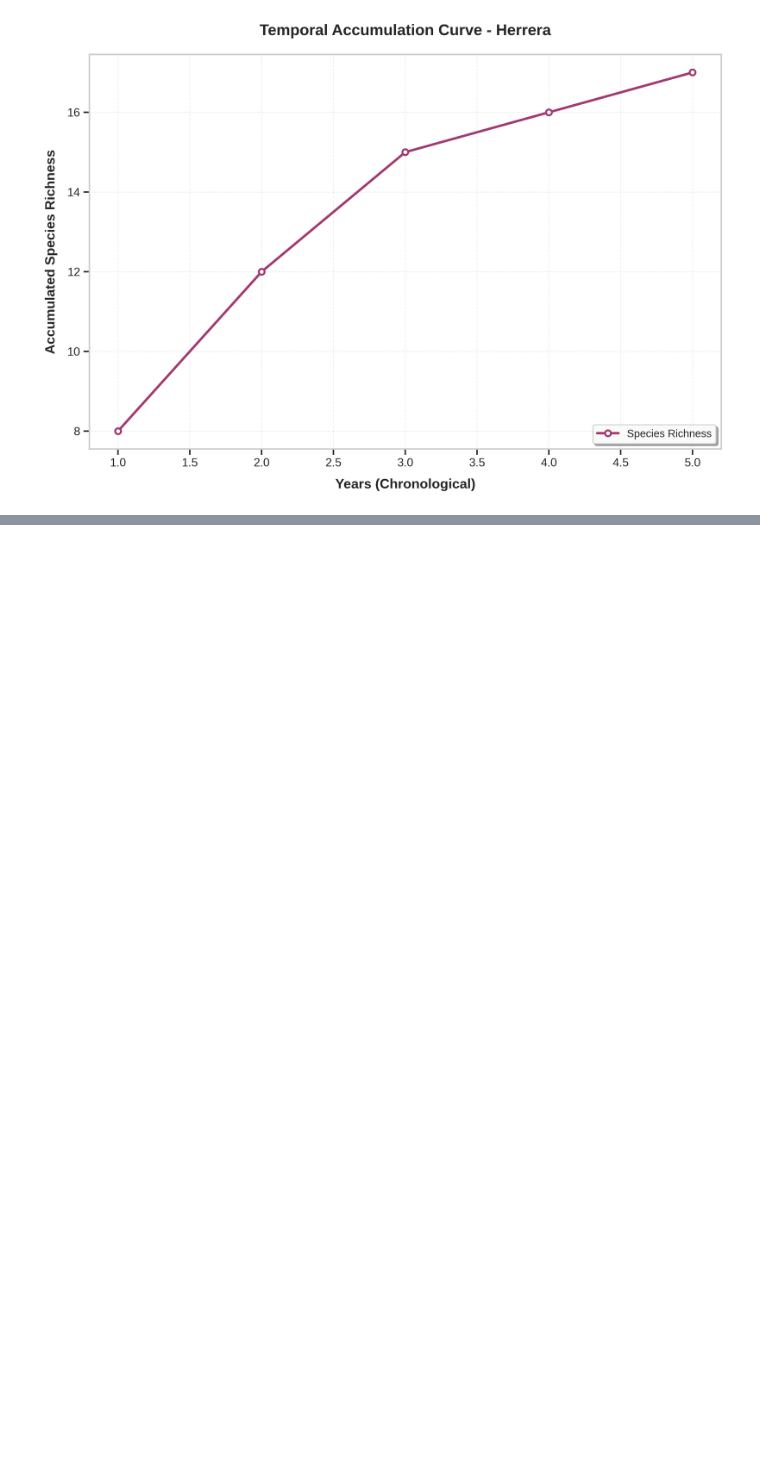
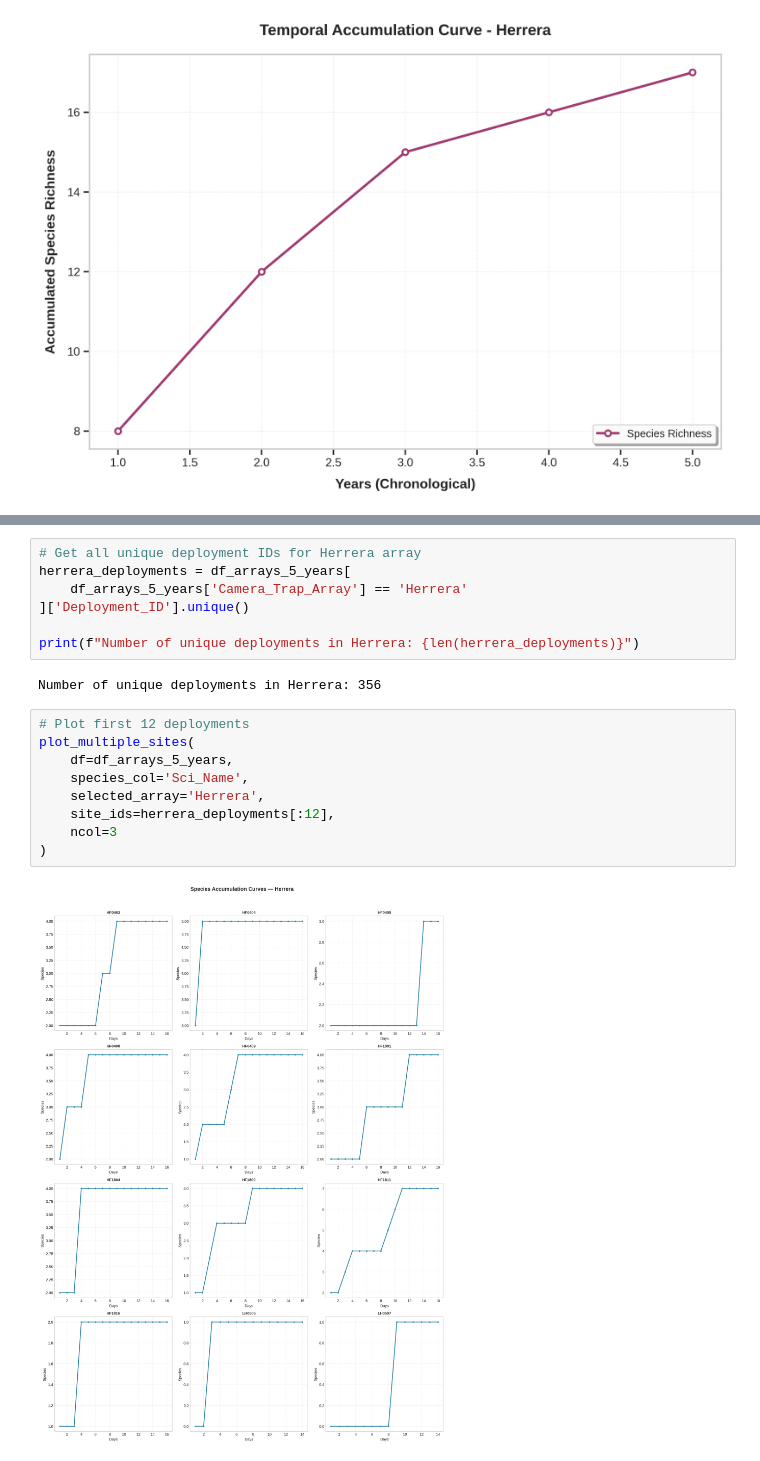
Before and after one commit to cliff003/HAAG_Spatial_Camera_Trap_Fall2025, a Jupyter notebook: SAC.ipynb, the cells around one changed output, grey strips where cells are left out. Drawn from its saved outputs; the diff is of its cells as text; blank space fills up the shorter version.

```diff
--- a/SAC.ipynb
+++ b/SAC.ipynb
@@ -376,0 +837,20 @@ plt.show()
+# %%
+# Get all unique deployment IDs for Herrera array
+herrera_deployments = df_arrays_5_years[
+    df_arrays_5_years['Camera_Trap_Array'] == 'Herrera'
+]['Deployment_ID'].unique()
+
+print(f"Number of unique deployments in Herrera: {len(herrera_deployments)}")
+# %% [output]
+Number of unique deployments in Herrera: 356
+# %%
+# Plot first 12 deployments
+plot_multiple_sites(
+    df=df_arrays_5_years,
+    species_col='Sci_Name',
+    selected_array='Herrera',
+    site_ids=herrera_deployments[:12],
+    ncol=3
+)
+# %% [output]
+[figure, added]
```
Also changed, not shown: parts of 24 cells of this notebook.
